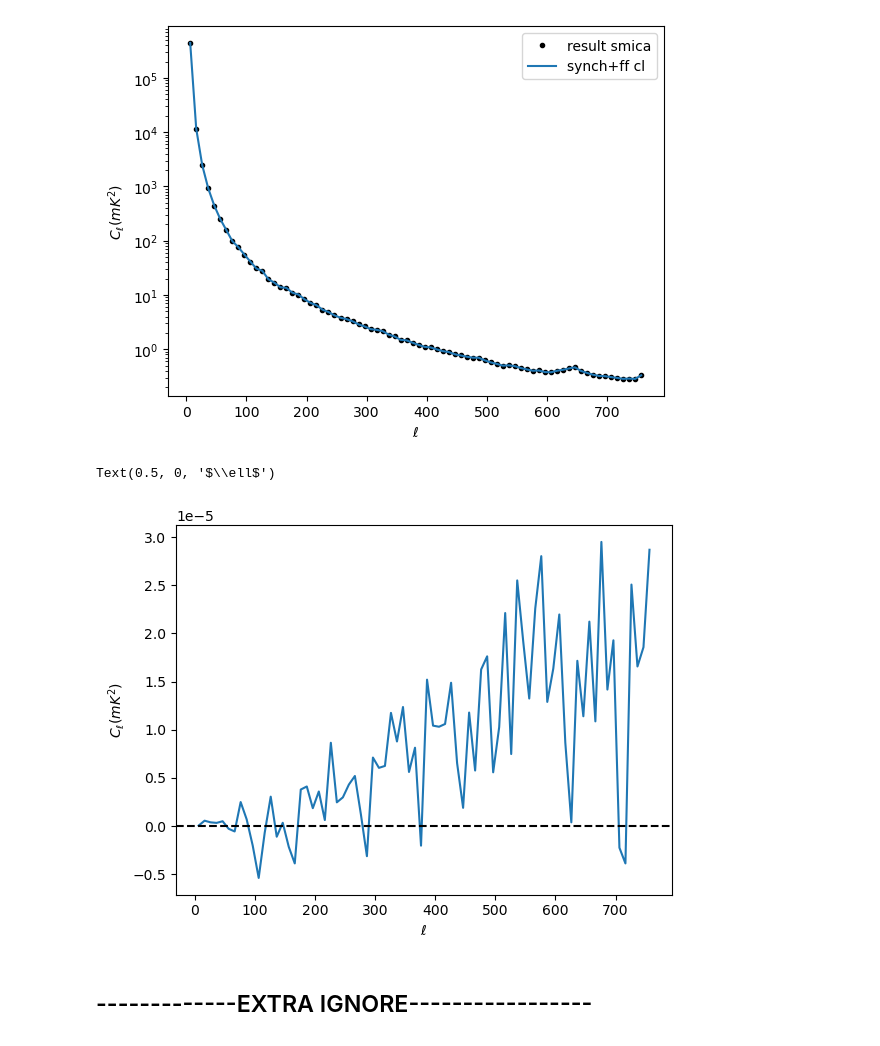
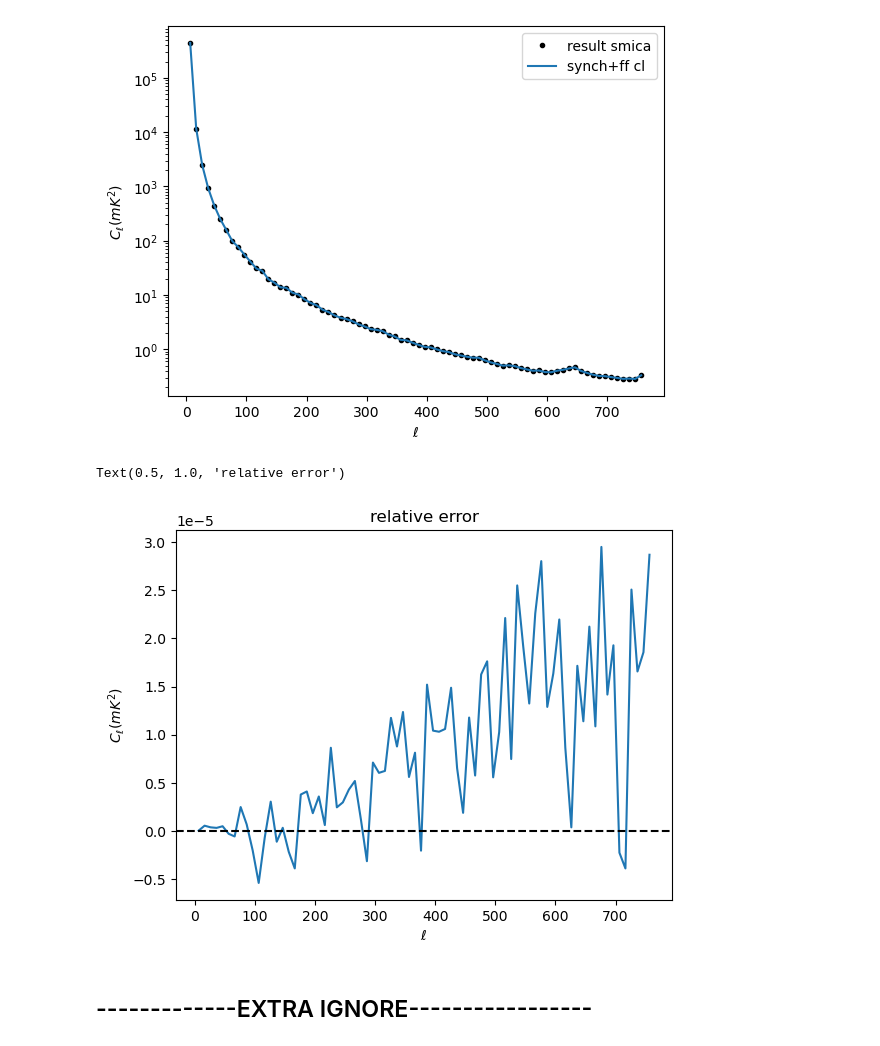
Before and after one commit to urwa99/SMICA_Paper, a Jupyter notebook: Notebooks_1/smica_test.ipynb, the cells around one changed output. Cells and saved outputs as stored; diff of their text form; code cells hidden in the pictures.

```diff
--- a/Notebooks_1/smica_test.ipynb
+++ b/Notebooks_1/smica_test.ipynb
@@ -614,13 +603,14 @@ plt.legend()
 <matplotlib.legend.Legend at 0x...>
 [figure]
 # %%
-plt.plot(leff, (C_result[:,f,f]-fgds_binned[:,f,f])/fgds_binned[:,f,f],  label="relative error")
+plt.plot(leff, (C_result[:,f,f]-fgds_binned[:,f,f])/fgds_binned[:,f,f])
 plt.axhline(0, color='k', linestyle='--')
 plt.ylabel('$C_{\\ell} (mK^2)$')
 plt.xlabel('$\\ell$')
+plt.title('relative error')
 # %% [output]
-Text(0.5, 0, '$\\ell$')
+Text(0.5, 1.0, 'relative error')
-[figure, old version]
+[figure, new version]
 # %% [markdown]
 ## -------------EXTRA IGNORE-----------------
 # %% [markdown]
```
Also changed, not shown: parts of 9 cells of this notebook.
